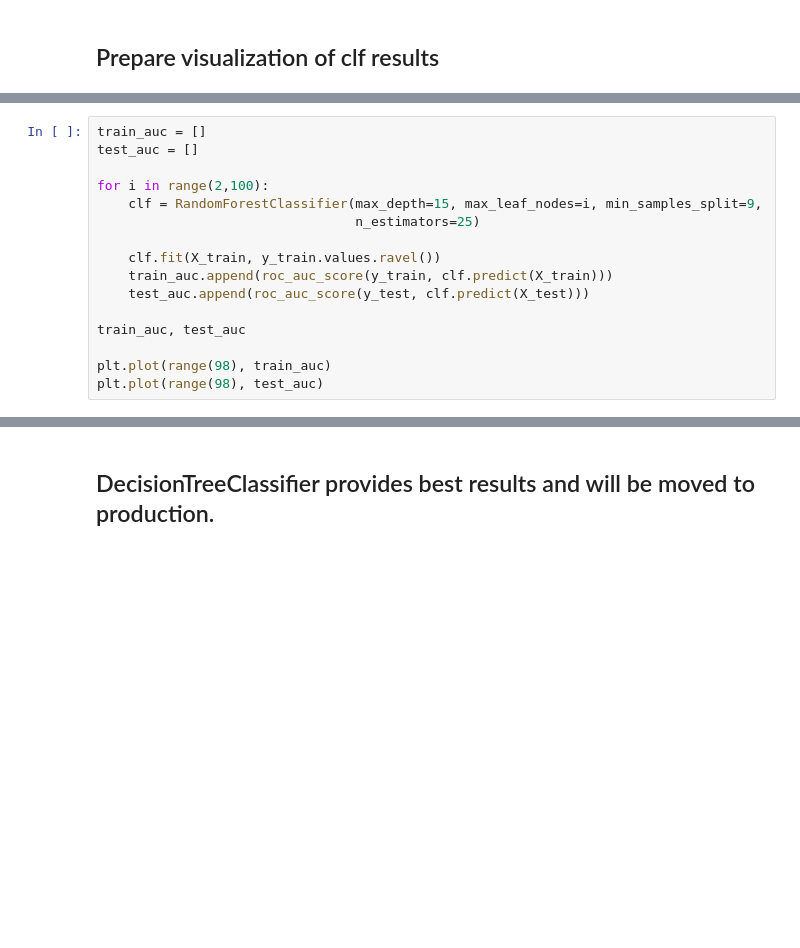
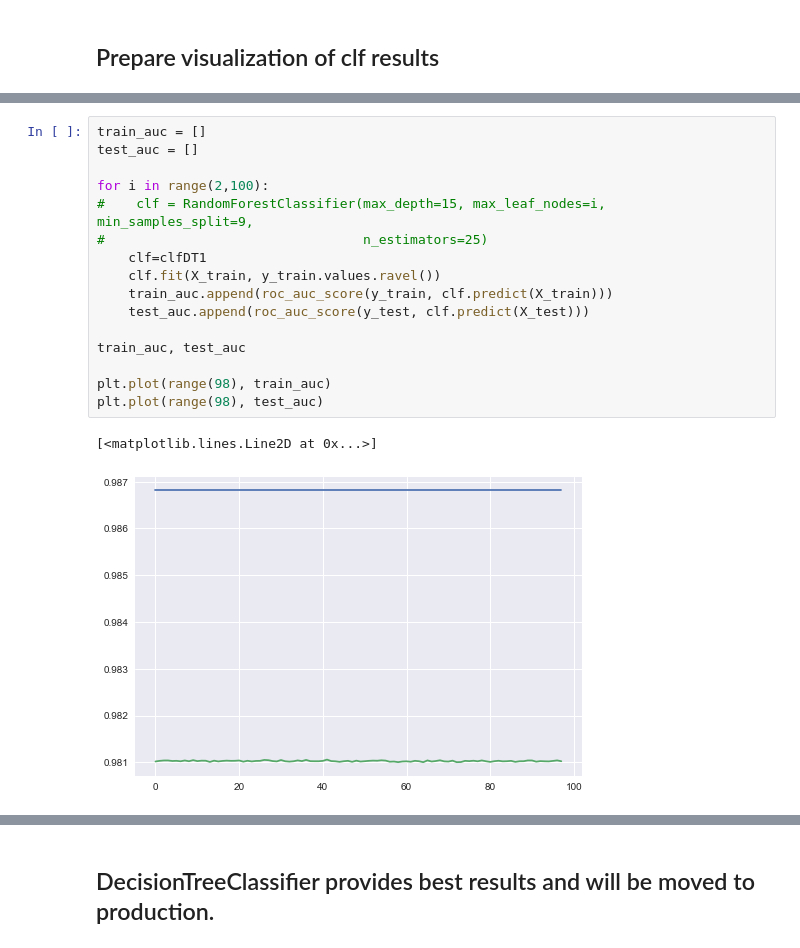
Before and after one commit to sellis4536/uncc_project03_final, a Jupyter notebook: NCVotingLearn_Final.ipynb, the cells around one changed output, grey strips where cells are left out. Saved outputs shown, nothing was run; the diff lists cells and outputs as text; blank space fills up the shorter version.

```diff
--- a/NCVotingLearn_Final.ipynb
+++ b/NCVotingLearn_Final.ipynb
@@ -680,19 +695,22 @@ plt.plot(range(29), test_auc)
 # %%
 train_auc = []
 test_auc = []
 
 for i in range(2,100):
-    clf = RandomForestClassifier(max_depth=15, max_leaf_nodes=i, min_samples_split=9,
-                                 n_estimators=25)
-
+#    clf = RandomForestClassifier(max_depth=15, max_leaf_nodes=i, min_samples_split=9,
+#                                 n_estimators=25)
+    clf=clfDT1
     clf.fit(X_train, y_train.values.ravel())
     train_auc.append(roc_auc_score(y_train, clf.predict(X_train)))
     test_auc.append(roc_auc_score(y_test, clf.predict(X_test)))
 
 train_auc, test_auc
 
 plt.plot(range(98), train_auc)
 plt.plot(range(98), test_auc)
+# %% [output]
+[<matplotlib.lines.Line2D at 0x...>]
+[figure, added]
 # %%
 train_auc = []
 test_auc = []
```
Also changed, not shown: parts of 12 cells of this notebook.
